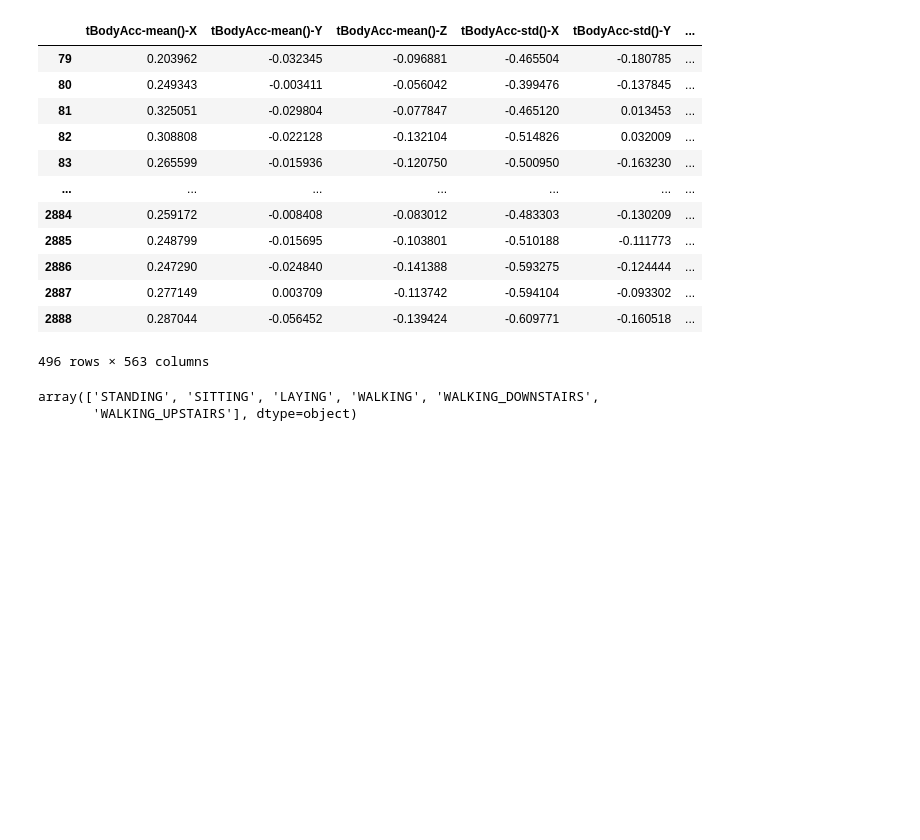
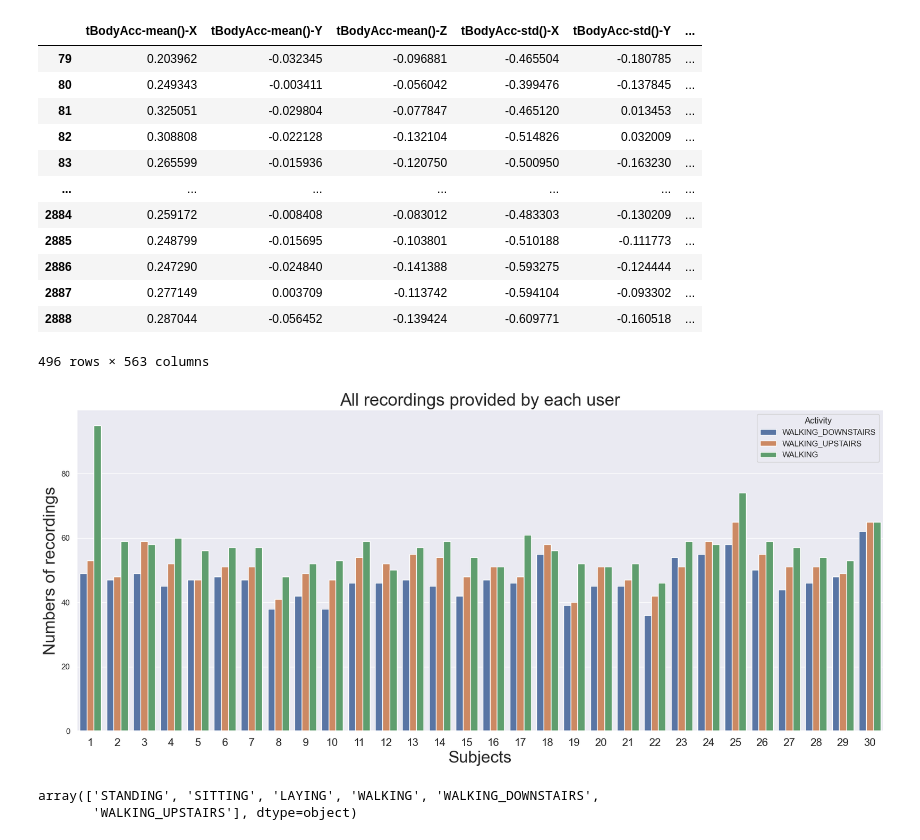
Before and after one commit to AnnBlack/motion-analysis, a Jupyter notebook: keras_test_and_train_data.ipynb, the cells around one changed output. Saved outputs shown, nothing was run; the diff lists cells and outputs as text; code cells hidden in the pictures; blank space fills up the shorter version.

```diff
--- a/keras_test_and_train_data.ipynb
+++ b/keras_test_and_train_data.ipynb
@@ -107,3 +127,14 @@ test_data_WALKING
+# %%
+plt.figure(figsize=(20,8))
+sns.color_palette("tab10")
+plt.title('All recordings provided by each user', fontsize=24)
+sns.countplot(x='subject',hue='Activity', data = full_data)
+plt.xlabel("Subjects", size=23)
+plt.ylabel("Numbers of recordings", size=23)
+plt.xticks(size=15)
+plt.show()
+# %% [output]
+[figure, added]
 # %%
 train_data['Activity'].unique()
 # %% [output]
```
Also changed, not shown: parts of 3 cells of this notebook, 1 other file.
